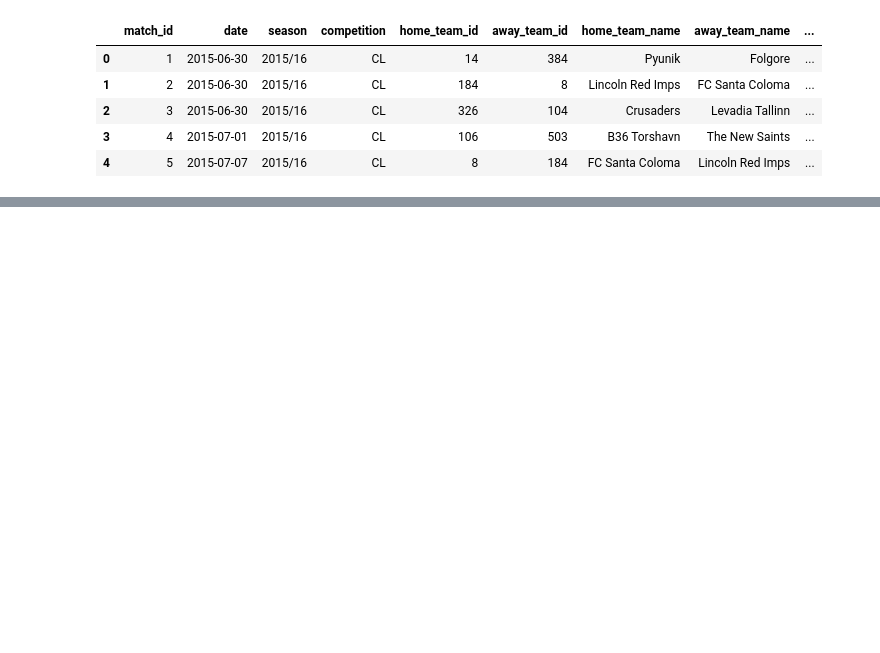
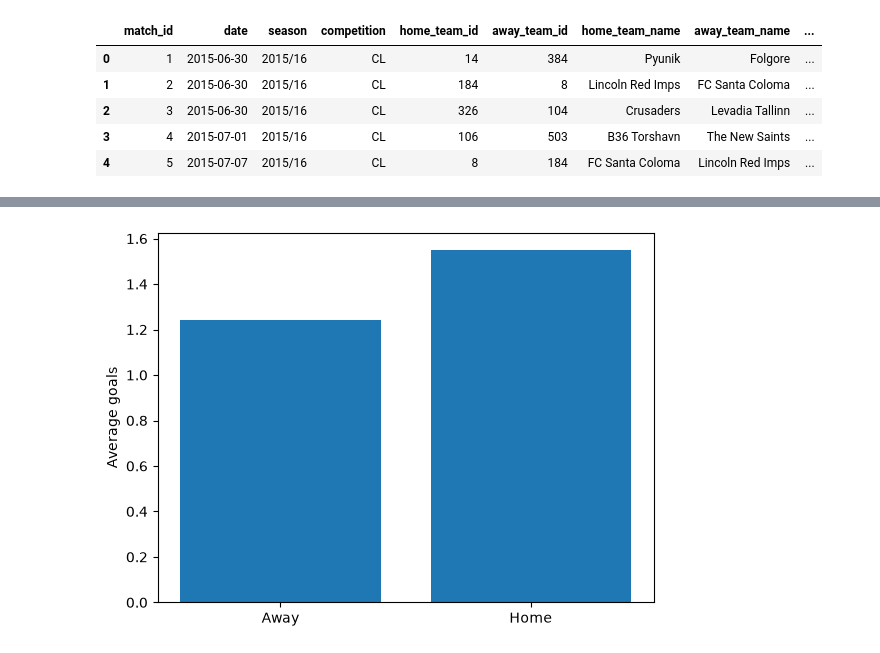
Before and after one commit to rohanhs568/UCL-MU-Predictor, a Jupyter notebook: notebooks/02_poisson_ml_model_.ipynb, the cells around one changed output, grey strips where cells are left out. Saved outputs shown, nothing was run; the diff lists cells and outputs as text; code cells hidden in the pictures; blank space fills up the shorter version.

```diff
--- a/notebooks/02_poisson_ml_model_.ipynb
+++ b/notebooks/02_poisson_ml_model_.ipynb
@@ -302,0 +348,14 @@ ml_table.head(20)
+# %%
+# check relationship between Home ad and goals scored
+
+away_avg = plot_table[plot_table["H"] == 0]["goals"].mean()
+home_avg = plot_table[plot_table["H"] == 1]["goals"].mean()
+
+labels = ["Away", "Home"]
+avg_goals = [away_avg, home_avg]
+
+plt.bar(labels, avg_goals)
+plt.ylabel("Average goals")
+plt.show()
+# %% [output]
+[figure, added]
```
Also changed, not shown: parts of 26 cells of this notebook, 2 other files.
